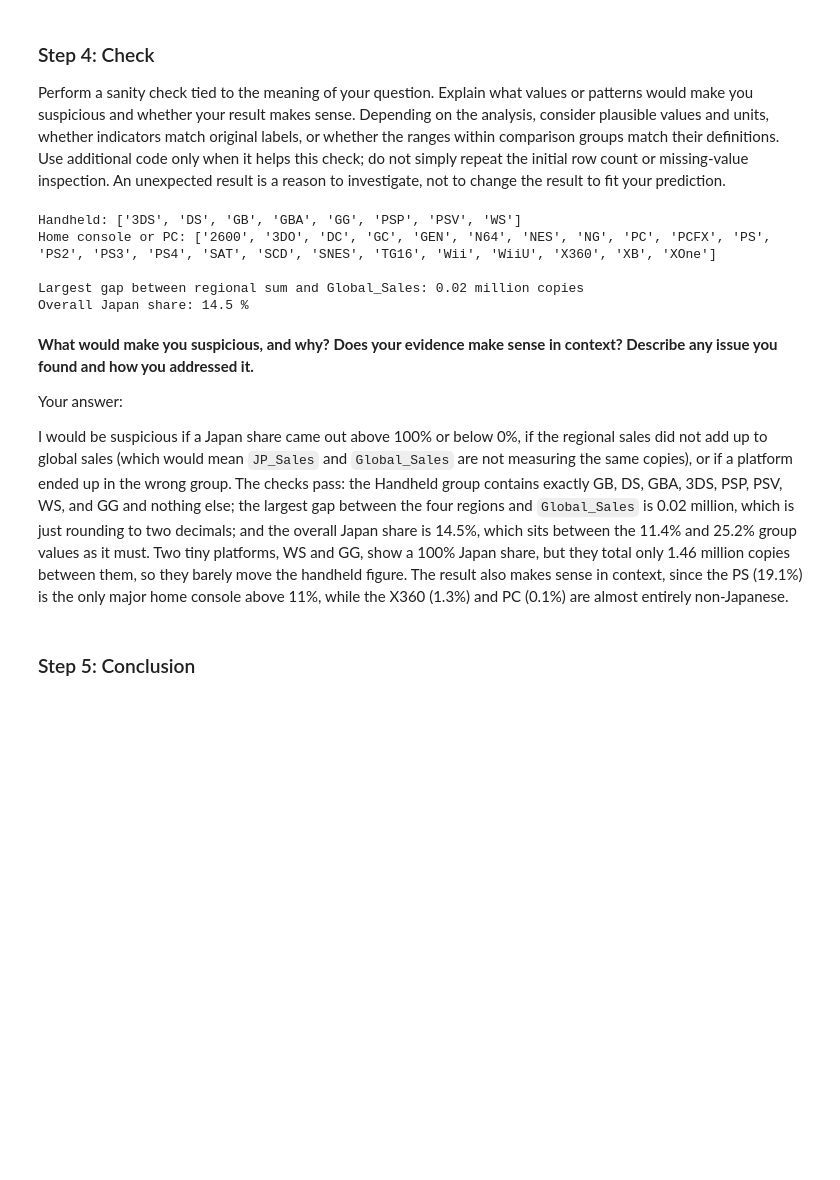
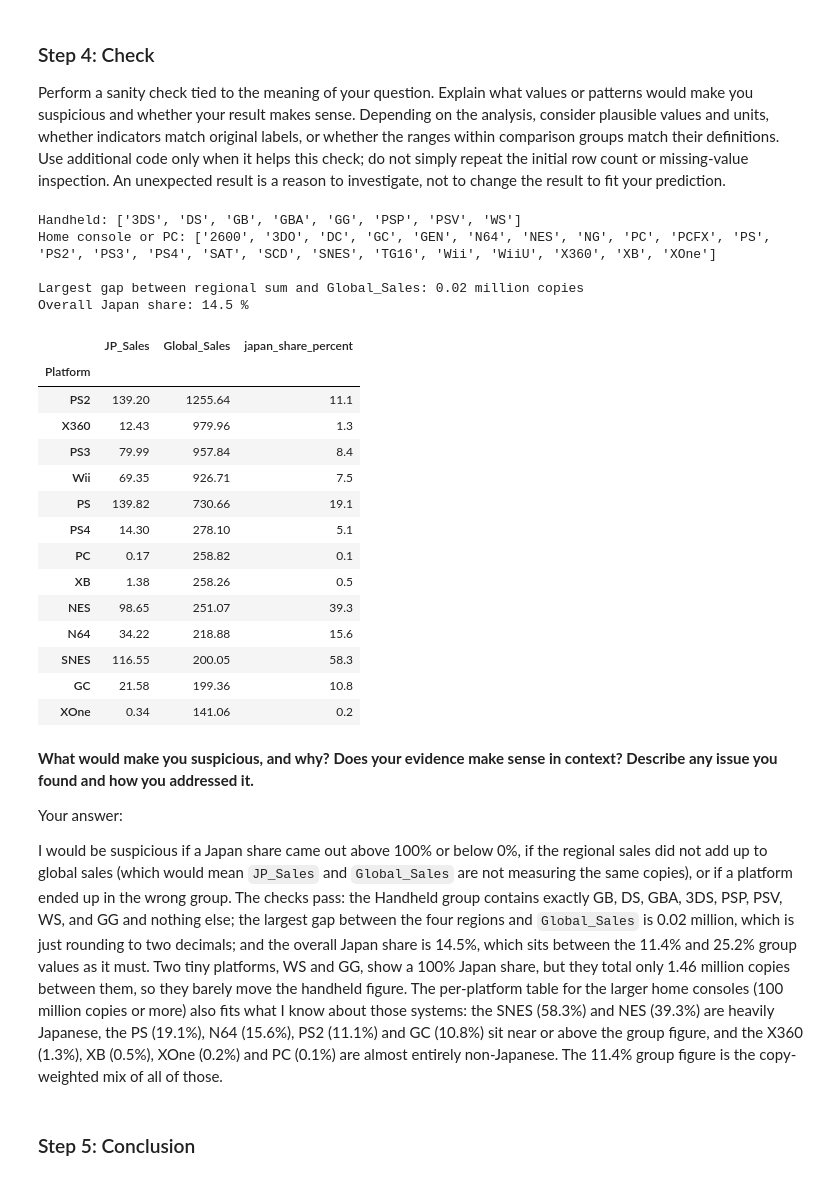
Before and after one commit to CyberDaVincii/Data_Visualization_and_Modeling_Campus, a Jupyter notebook: week01/lab/Lab - Building a Reproducible Analysis Workflow.ipynb, the cells around one changed output. Cells and saved outputs as stored; diff of their text form; code cells hidden in the pictures; blank space fills up the shorter version.

Commit message:
Week 1 labs: correct sales-threshold wording, weighting explanation, home-console Japan shares, and histogram peak reading

```diff
--- a/week01/lab/Lab - Building a Reproducible Analysis Workflow.ipynb
+++ b/week01/lab/Lab - Building a Reproducible Analysis Workflow.ipynb
@@ -489,27 +489,48 @@ Perform a sanity check tied to the meaning of your question. Explain what values
 # %%
 # Check 1: every platform code landed in the intended group.
 for group, codes in vgsales_df.groupby("platform_type")["Platform"].unique().items():
     print(f"{group}: {sorted(codes)}")
 
 # Check 2: the four regional sales features should add up to Global_Sales (allowing for rounding to 0.01).
 region_gap = (vgsales_df[["NA_Sales", "EU_Sales", "JP_Sales", "Other_Sales"]].sum(axis=1) - vgsales_df["Global_Sales"]).abs()
 print()
 print("Largest gap between regional sum and Global_Sales:", round(region_gap.max(), 2), "million copies")
 
 # Check 3: Japan's share for the whole dataset, which should sit between the two group values.
 print("Overall Japan share:", round(vgsales_df["JP_Sales"].sum() / vgsales_df["Global_Sales"].sum() * 100, 1), "%")
+
+# Check 4: Japan share for each larger home console or PC platform (100 million copies or more),
+# to see what mix of platforms produces the 11.4% group figure.
+home_detail = vgsales_df[vgsales_df["platform_type"] == "Home console or PC"].groupby("Platform")[["JP_Sales", "Global_Sales"]].sum()
+home_detail["japan_share_percent"] = (home_detail["JP_Sales"] / home_detail["Global_Sales"] * 100).round(1)
+home_detail[home_detail["Global_Sales"] >= 100].sort_values("Global_Sales", ascending=False)
 # %% [output]
 Handheld: ['3DS', 'DS', 'GB', 'GBA', 'GG', 'PSP', 'PSV', 'WS']
 Home console or PC: ['2600', '3DO', 'DC', 'GC', 'GEN', 'N64', 'NES', 'NG', 'PC', 'PCFX', 'PS', 'PS2', 'PS3', 'PS4', 'SAT', 'SCD', 'SNES', 'TG16', 'Wii', 'WiiU', 'X360', 'XB', 'XOne']
 
 Largest gap between regional sum and Global_Sales: 0.02 million copies
 Overall Japan share: 14.5 %
+|  | JP_Sales | Global_Sales | japan_share_percent |
+| Platform |  |  |  |
+| PS2 | 139.20 | 1255.64 | 11.1 |
+| X360 | 12.43 | 979.96 | 1.3 |
+| PS3 | 79.99 | 957.84 | 8.4 |
+| Wii | 69.35 | 926.71 | 7.5 |
+| PS | 139.82 | 730.66 | 19.1 |
+| PS4 | 14.30 | 278.10 | 5.1 |
+| PC | 0.17 | 258.82 | 0.1 |
+| XB | 1.38 | 258.26 | 0.5 |
+| NES | 98.65 | 251.07 | 39.3 |
+| N64 | 34.22 | 218.88 | 15.6 |
+| SNES | 116.55 | 200.05 | 58.3 |
+| GC | 21.58 | 199.36 | 10.8 |
+| XOne | 0.34 | 141.06 | 0.2 |
 # %% [markdown]
 **What would make you suspicious, and why? Does your evidence make sense in context? Describe any issue you found and how you addressed it.**
 
 Your answer:
 
-I would be suspicious if a Japan share came out above 100% or below 0%, if the regional sales did not add up to global sales (which would mean `JP_Sales` and `Global_Sales` are not measuring the same copies), or if a platform ended up in the wrong group. The checks pass: the Handheld group contains exactly GB, DS, GBA, 3DS, PSP, PSV, WS, and GG and nothing else; the largest gap between the four regions and `Global_Sales` is 0.02 million, which is just rounding to two decimals; and the overall Japan share is 14.5%, which sits between the 11.4% and 25.2% group values as it must. Two tiny platforms, WS and GG, show a 100% Japan share, but they total only 1.46 million copies between them, so they barely move the handheld figure. The result also makes sense in context, since the PS (19.1%) is the only major home console above 11%, while the X360 (1.3%) and PC (0.1%) are almost entirely non-Japanese.
+I would be suspicious if a Japan share came out above 100% or below 0%, if the regional sales did not add up to global sales (which would mean `JP_Sales` and `Global_Sales` are not measuring the same copies), or if a platform ended up in the wrong group. The checks pass: the Handheld group contains exactly GB, DS, GBA, 3DS, PSP, PSV, WS, and GG and nothing else; the largest gap between the four regions and `Global_Sales` is 0.02 million, which is just rounding to two decimals; and the overall Japan share is 14.5%, which sits between the 11.4% and 25.2% group values as it must. Two tiny platforms, WS and GG, show a 100% Japan share, but they total only 1.46 million copies between them, so they barely move the handheld figure. The per-platform table for the larger home consoles (100 million copies or more) also fits what I know about those systems: the SNES (58.3%) and NES (39.3%) are heavily Japanese, the PS (19.1%), N64 (15.6%), PS2 (11.1%) and GC (10.8%) sit near or above the group figure, and the X360 (1.3%), XB (0.5%), XOne (0.2%) and PC (0.1%) are almost entirely non-Japanese. The 11.4% group figure is the copy-weighted mix of all of those.
 # %% [markdown]
 ### Step 5: Conclusion
 # %% [markdown]
```
Also changed, not shown: parts of 6 cells of this notebook, 1 other file.
